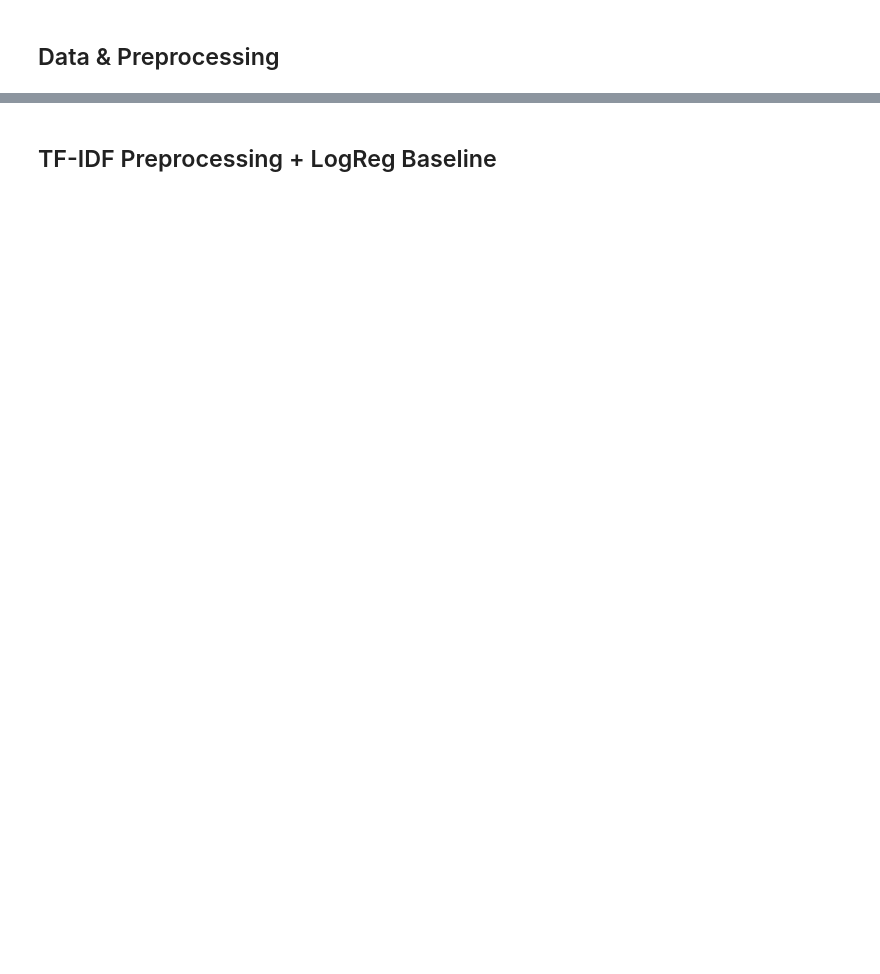
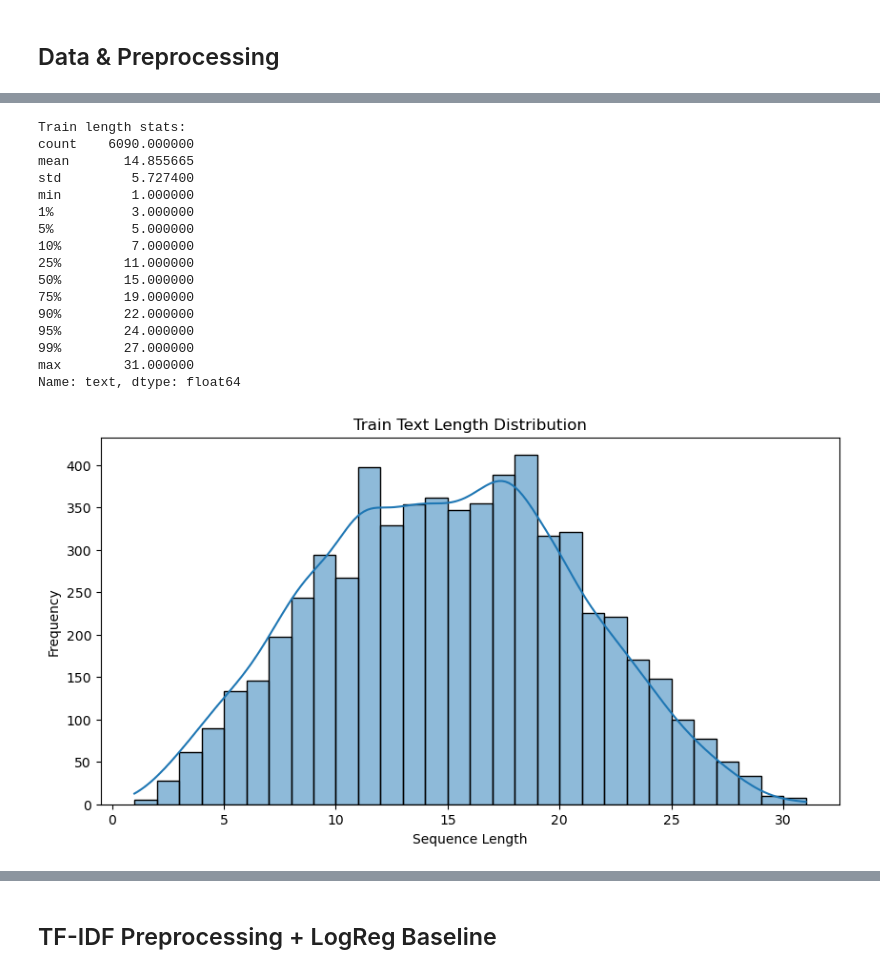
Before and after one commit to RescuedBuffalo/kaggle-nlp-disasters, a Jupyter notebook: report.ipynb, the cells around one changed output, grey strips where cells are left out. Cells and saved outputs as stored; diff of their text form; code cells hidden in the pictures; blank space fills up the shorter version.

```diff
--- a/report.ipynb
+++ b/report.ipynb
@@ -102,0 +123,31 @@ class DisasterData:
+# %%
+train_lengths = disaster_data.train_df['text'].str.split().str.len()
+val_lengths = disaster_data.val_df['text'].str.split().str.len()
+
+print("Train length stats:")
+print(train_lengths.describe(percentiles=[0.01, 0.05, 0.1, 0.25, 0.5, 0.75, 0.9, 0.95, 0.99]))
+
+plt.figure(figsize=(10,5))
+sns.histplot(train_lengths, bins=30, kde=True)
+plt.title('Train Text Length Distribution')
+plt.xlabel('Sequence Length')
+plt.ylabel('Frequency')
+plt.show()
+# %% [output]
+Train length stats:
+count    6090.000000
+mean       14.855665
+std         5.727400
+min         1.000000
+1%          3.000000
+5%          5.000000
+10%         7.000000
+25%        11.000000
+50%        15.000000
+75%        19.000000
+90%        22.000000
+95%        24.000000
+99%        27.000000
+max        31.000000
+Name: text, dtype: float64
+[figure, added]
```
Also changed, not shown: parts of 11 cells of this notebook.
